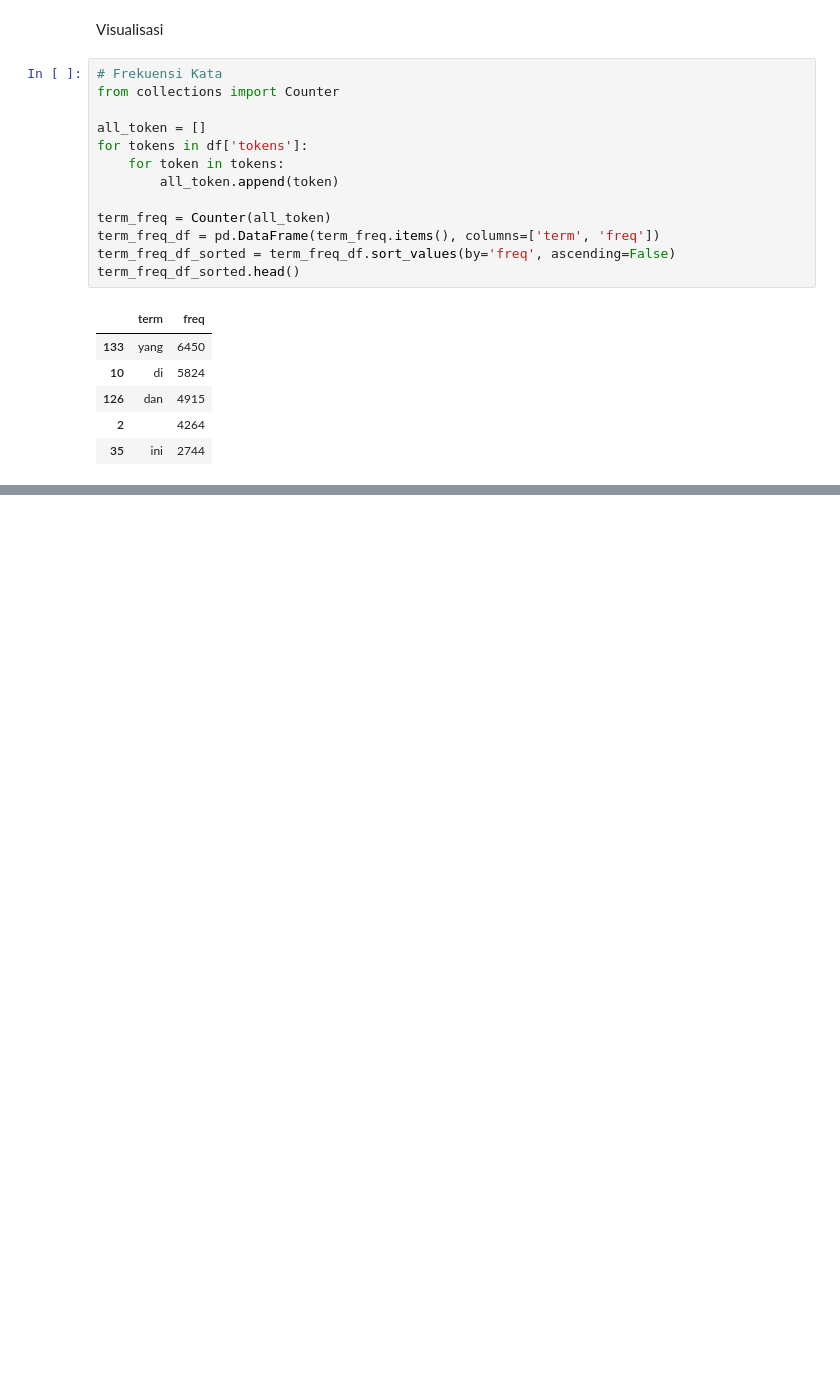
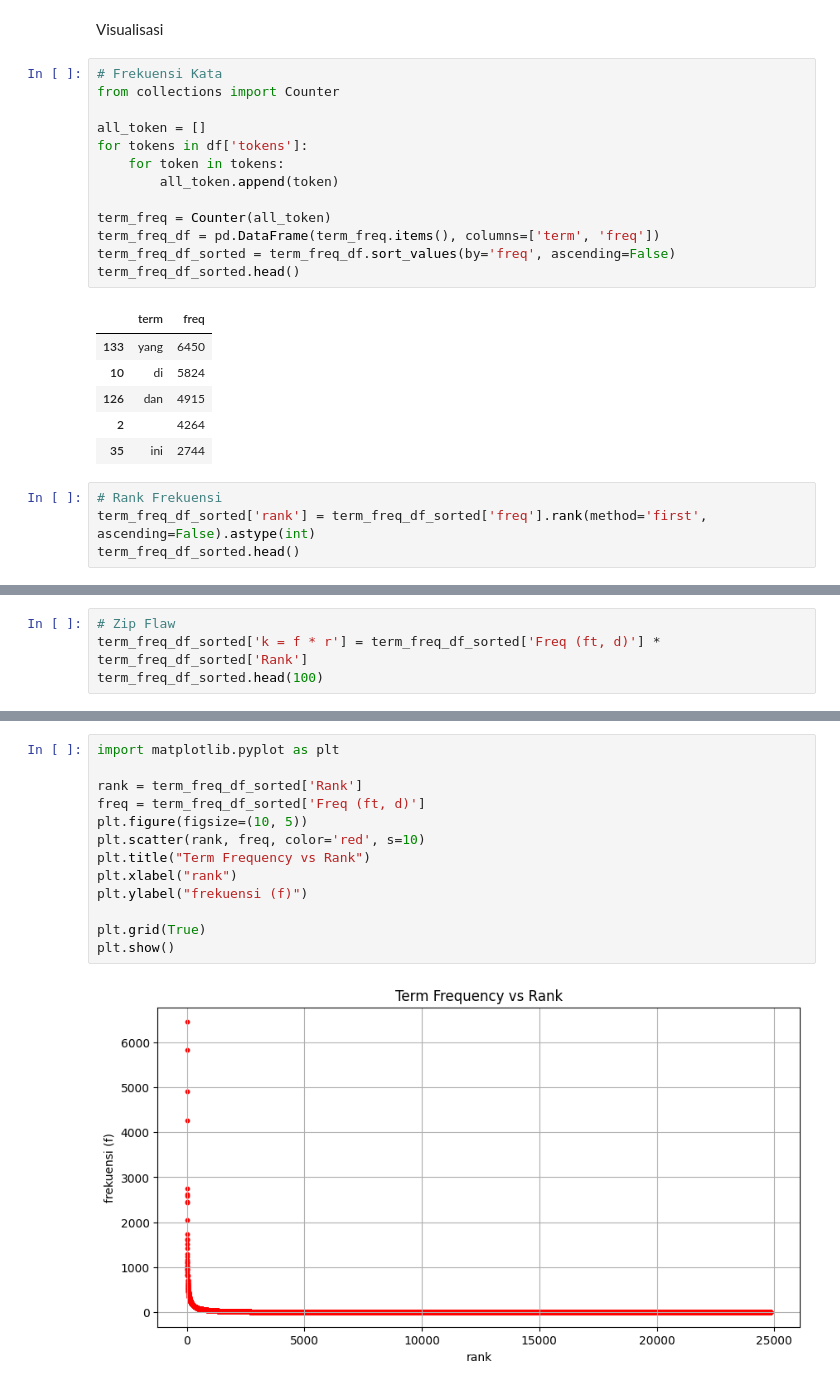
Before and after one commit to ZanIhsan2/Information_Retrival_Data, a Jupyter notebook: tugas/Praktikum01/notebooks/praktikum01.ipynb, the cells around one changed output, grey strips where cells are left out. Drawn from its saved outputs; the diff is of its cells as text; blank space fills up the shorter version.

```diff
--- a/tugas/Praktikum01/notebooks/praktikum01.ipynb
+++ b/tugas/Praktikum01/notebooks/praktikum01.ipynb
@@ -134,3 +134,7 @@ term_freq_df_sorted.head()
 | 126 | dan | 4915 |
 | 2 |  | 4264 |
 | 35 | ini | 2744 |
+# %%
+# Rank Frekuensi
+term_freq_df_sorted['rank'] = term_freq_df_sorted['freq'].rank(method='first', ascending=False).astype(int)
+term_freq_df_sorted.head()
@@ -136,0 +180,4 @@ term_freq_df_sorted.head()
+# %%
+# Zip Flaw
+term_freq_df_sorted['k = f * r'] = term_freq_df_sorted['Freq (ft, d)'] * term_freq_df_sorted['Rank']
+term_freq_df_sorted.head(100)
@@ -136,0 +198,15 @@ term_freq_df_sorted.head()
+# %%
+import matplotlib.pyplot as plt
+
+rank = term_freq_df_sorted['Rank']
+freq = term_freq_df_sorted['Freq (ft, d)']
+plt.figure(figsize=(10, 5))
+plt.scatter(rank, freq, color='red', s=10)
+plt.title("Term Frequency vs Rank")
+plt.xlabel("rank")
+plt.ylabel("frekuensi (f)")
+
+plt.grid(True)
+plt.show()
+# %% [output]
+[figure, added]
```
Also changed, not shown: parts of 5 cells of this notebook.
